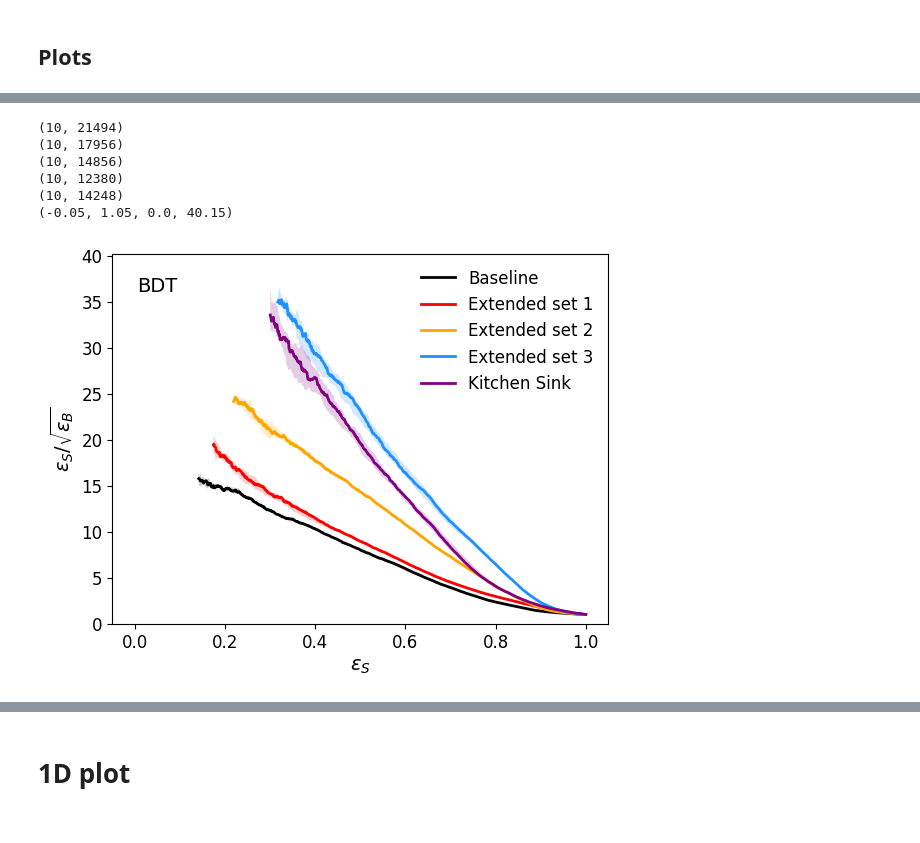
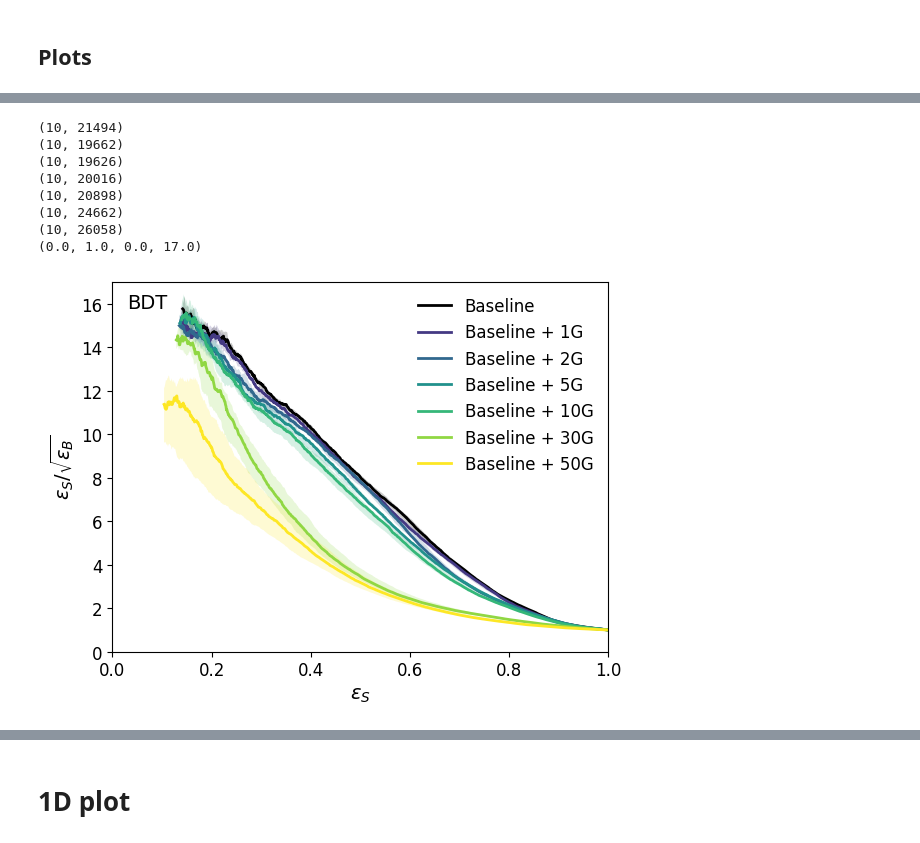
Before and after one commit to mariehein/BackToTheRoots, a Jupyter notebook: plotting.ipynb, the cells around one changed output, grey strips where cells are left out. Drawn from its saved outputs; the diff is of its cells as text; code cells hidden in the pictures.

Commit message:
updates to results shown in paper

```diff
--- a/plotting.ipynb
+++ b/plotting.ipynb
@@ -50,8 +50,8 @@ col_10G = 4/N
 col_30G = 5/N
 col_50G = 6/N
 
-colormap_2D = "cividis"
-global_xaxis = False
+colormap_2D = "viridis"
+global_xaxis = True
 
 NN_runs="50"
 # %% [markdown]
@@ -70,14 +70,15 @@ def plot_end(name, ylim = None, set_xaxis = None, title=None):
 		set_xaxis = global_xaxis
 
 	if set_xaxis:
-		plt.xlim(-0.05,1.05)
+		plt.xlim(0,1)#(-0.05,1.05)
 	if ylim is not None:
 		plt.ylim(0, ylim)
 
 	if title is not None:
 		ymin, ymax = plt.ylim()
 		xmin, xmax = plt.xlim()
-		plt.text(xmin + 0.05 * (xmax-xmin), ymin + 0.9 *(ymax-ymin) , title, size=plt.rcParams['axes.labelsize'], color='black')
+		a = 0.03
+		plt.text(xmin + a * (xmax-xmin), ymin + (1-a) *(ymax-ymin) , title, size=plt.rcParams['axes.labelsize'], color='black', horizontalalignment='left', verticalalignment='top')
 	plt.ylabel(r"$\epsilon_S/\sqrt{\epsilon_B}$")
 	plt.xlabel(r"$\epsilon_S$")
 	plt.legend()
@@ -186,18 +232,21 @@ plot_end(name, ylim=40.15, set_xaxis=True, title="NN")
 # %%
 plot_start()
-import_and_plot("roc_classifier_averaging", label="Baseline",color=col_bas, folder="/home/zu992399/PhD/BackToTheRoots/results/IAD_baseline_BDT/")
-import_and_plot("roc_classifier_averaging", label="Extended set 1",color=col_ex1,folder="/home/zu992399/PhD/BackToTheRoots/results/IAD_extended1_BDT/")
-import_and_plot("roc_classifier_averaging", label="Extended set 2",color=col_ex2, folder="/home/zu992399/PhD/BackToTheRoots/results/IAD_extended2_BDT/")
-import_and_plot("roc_classifier_averaging",label="Extended set 3",color=col_ex3, folder="/home/zu992399/PhD/BackToTheRoots/results/IAD_extended3_BDT/")
-#import_and_plot("roc_classifier_averaging",label="Kitchen Sink",color=col_ks, folder="/home/zu992399/PhD/BackToTheRoots/results/IAD_kitchensink_fix_BDT/")
-import_and_plot("roc_classifier_averaging", label="Kitchen Sink",color=col_ks, folder="/home/zu992399/PhD/BackToTheRoots/results/IAD_kitchensink_super_BDT/")
-name = "2p_extended_BDT_larger_ks"
-plot_end(name, ylim=40.15, set_xaxis=True, title="BDT")
+import_and_plot("roc_classifier_averaging", label="Baseline", color=col_bas, folder="/home/zu992399/PhD/BackToTheRoots/results/IAD_baseline_BDT/")
+import_and_plot("roc_classifier_averaging", label="Baseline + 1G", color=colormap_gaussian(col_1G), folder="/home/zu992399/PhD/BackToTheRoots/results/IAD_1G_BDT/")
+import_and_plot("roc_classifier_averaging", label="Baseline + 2G", color=colormap_gaussian(col_2G), folder="/home/zu992399/PhD/BackToTheRoots/results/IAD_2G_BDT/")
+import_and_plot("roc_classifier_averaging", label="Baseline + 5G", color=colormap_gaussian(col_5G), folder="/home/zu992399/PhD/BackToTheRoots/results/IAD_5G_BDT/")
+import_and_plot("roc_classifier_averaging", label="Baseline + 10G", color=colormap_gaussian(col_10G), folder="/home/zu992399/PhD/BackToTheRoots/results/IAD_10G_BDT/")
+import_and_plot("roc_classifier_averaging", label="Baseline + 30G", color=colormap_gaussian(col_30G), folder="/home/zu992399/PhD/BackToTheRoots/results/IAD_30G_BDT/")
+import_and_plot("roc_classifier_averaging", label="Baseline + 50G", color=colormap_gaussian(col_50G), folder="/home/zu992399/PhD/BackToTheRoots/results/IAD_50G_BDT/")
+name="BDT_IAD_BDT_G"
+plot_end(name, ylim=17, set_xaxis=True, title="BDT")
 # %% [output]
 (10, 21494)
-(10, 17956)
-(10, 14856)
-(10, 12380)
-(10, 14248)
-(-0.05, 1.05, 0.0, 40.15)
+(10, 19662)
+(10, 19626)
+(10, 20016)
+(10, 20898)
+(10, 24662)
+(10, 26058)
+(0.0, 1.0, 0.0, 17.0)
-[figure, old version]
+[figure, new version]
```
Also changed, not shown: parts of 26 cells of this notebook, 1 other file.
